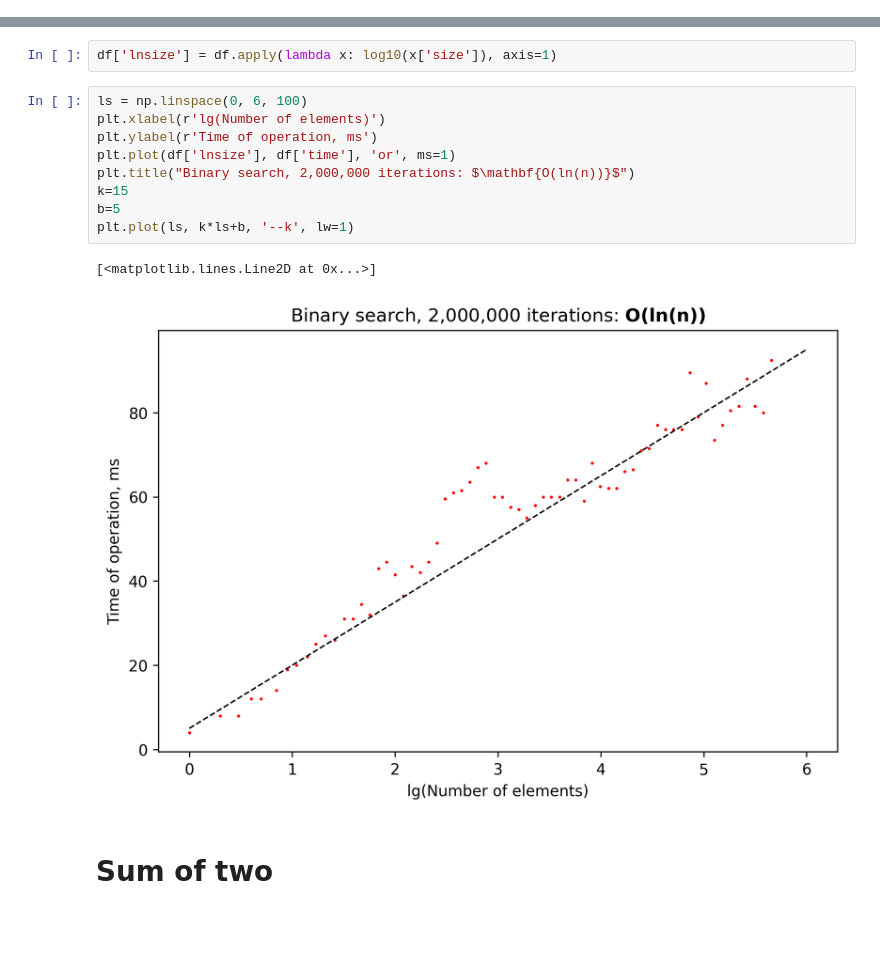
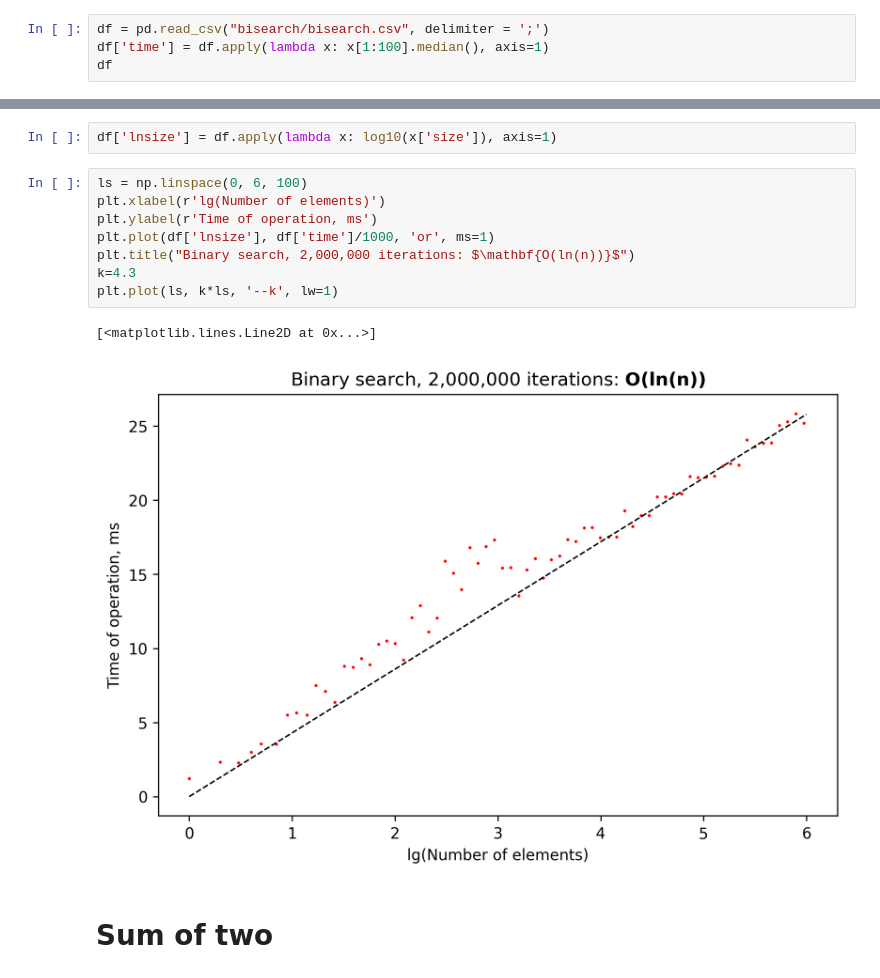
Before and after one commit to stg05/asymptotic-test, a Jupyter notebook: data_satan.ipynb, the cells around one changed output, grey strips where cells are left out. Cells and saved outputs as stored; diff of their text form; blank space fills up the shorter version.

```diff
--- a/data_satan.ipynb
+++ b/data_satan.ipynb
@@ -46,0 +29,4 @@ df
+# %%
+df = pd.read_csv("bisearch/bisearch.csv", delimiter = ';')
+df['time'] = df.apply(lambda x: x[1:100].median(), axis=1)
+df
@@ -49,15 +49,14 @@ df['lnsize'] = df.apply(lambda x: log10(x['size']), axis=1)
 # %%
 ls = np.linspace(0, 6, 100)
 plt.xlabel(r'lg(Number of elements)')
 plt.ylabel(r'Time of operation, ms')
-plt.plot(df['lnsize'], df['time'], 'or', ms=1)
+plt.plot(df['lnsize'], df['time']/1000, 'or', ms=1)
 plt.title("Binary search, 2,000,000 iterations: $\mathbf{O(ln(n))}$")
-k=15
-b=5
-plt.plot(ls, k*ls+b, '--k', lw=1)
+k=4.3
+plt.plot(ls, k*ls, '--k', lw=1)
 # %% [output]
 [<matplotlib.lines.Line2D at 0x...>]
-[figure, old version]
+[figure, new version]
 # %% [markdown]
 # Sum of two
 # %%
```
Also changed, not shown: parts of 2 cells of this notebook, 12 other files.
